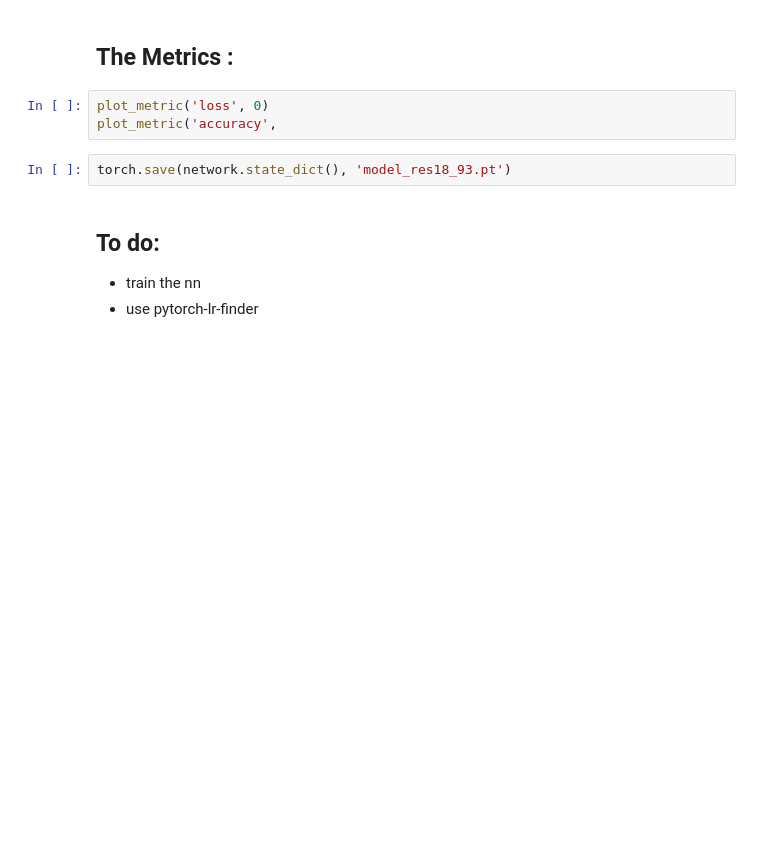
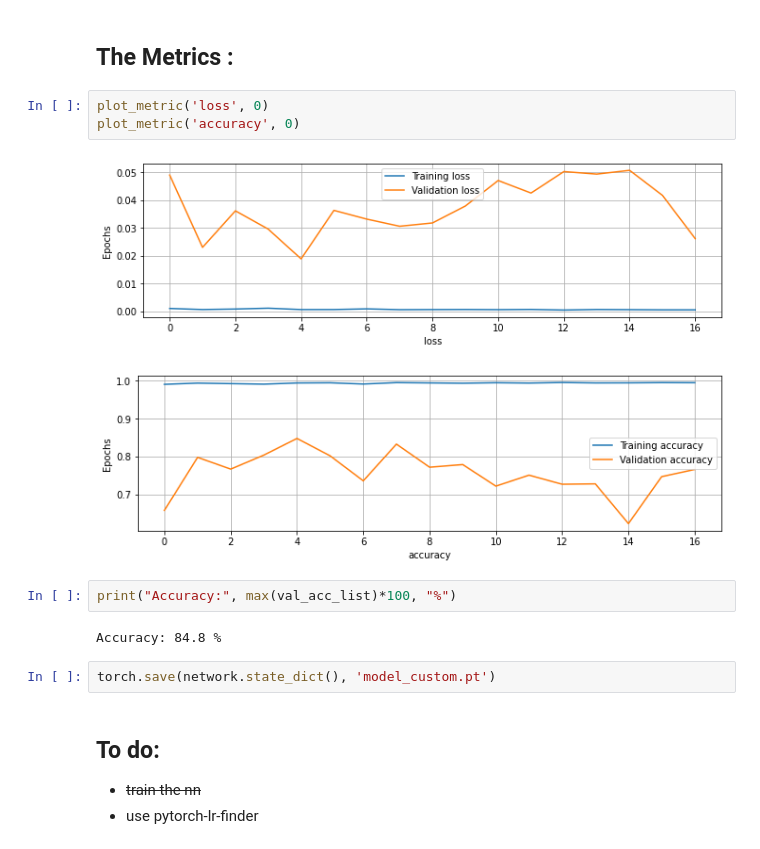
Before and after one commit to Mainakdeb/eyes-on-the-road, a Jupyter notebook: train-motor-sentinel.ipynb, the cells around one changed output. Drawn from its saved outputs; the diff is of its cells as text; blank space fills up the shorter version.

Commit message:
train model and plot metrics

```diff
--- a/train-motor-sentinel.ipynb
+++ b/train-motor-sentinel.ipynb
@@ -301,10 +301,17 @@ for epoch in tnrange(2):
 ## The Metrics :
 # %%
 plot_metric('loss', 0)
-plot_metric('accuracy',
+plot_metric('accuracy', 0)
+# %% [output]
+[figure, added]
+[figure, added]
+# %%
+print("Accuracy:", max(val_acc_list)*100, "%")
+# %% [output]
+Accuracy: 84.8 %
 # %%
-torch.save(network.state_dict(), 'model_res18_93.pt')
+torch.save(network.state_dict(), 'model_custom.pt')
 # %% [markdown]
 ## To do:
-* train the nn
+* ~~train the nn~~
 * use pytorch-lr-finder
```
Also changed, not shown: parts of 6 cells of this notebook.
